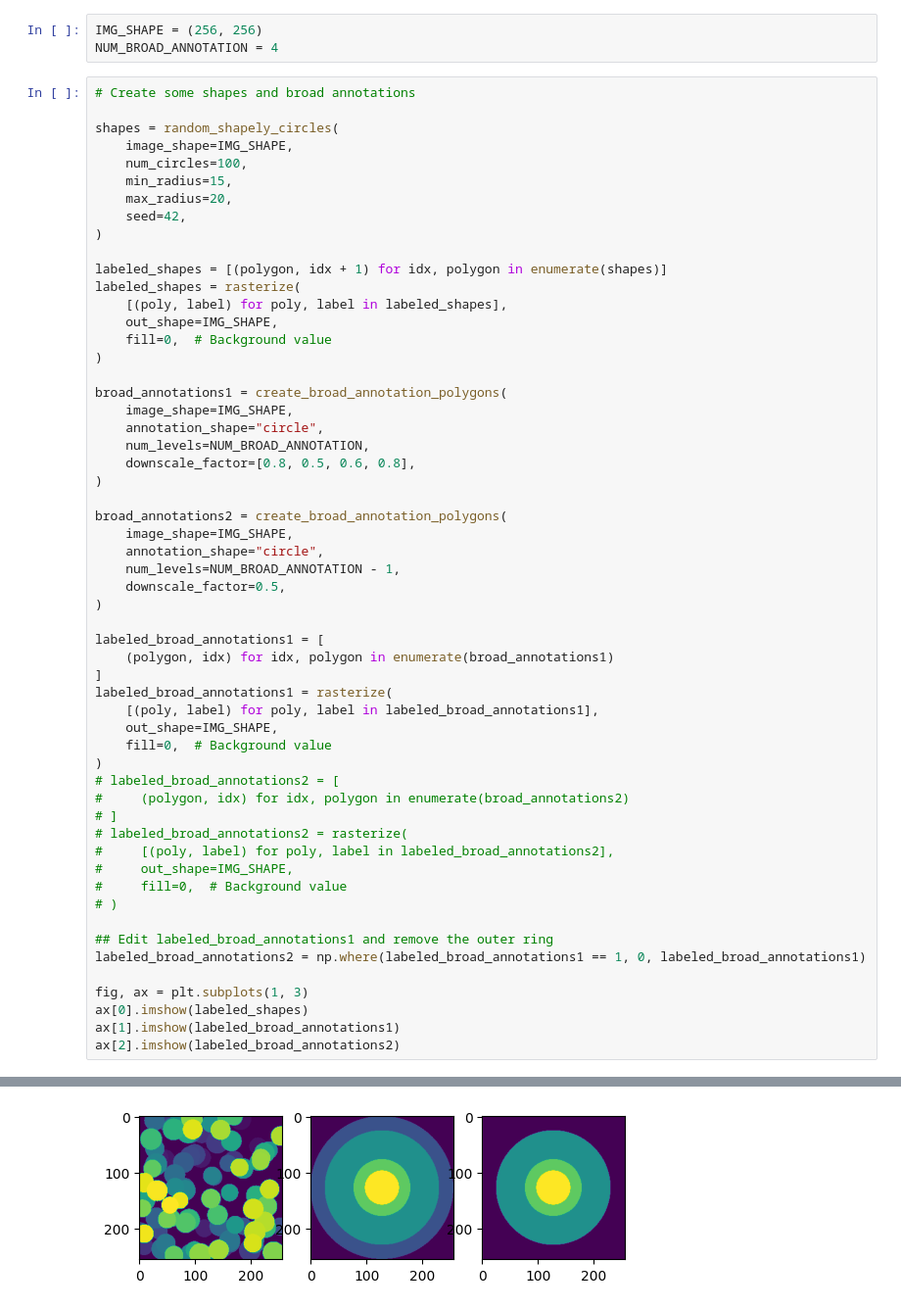
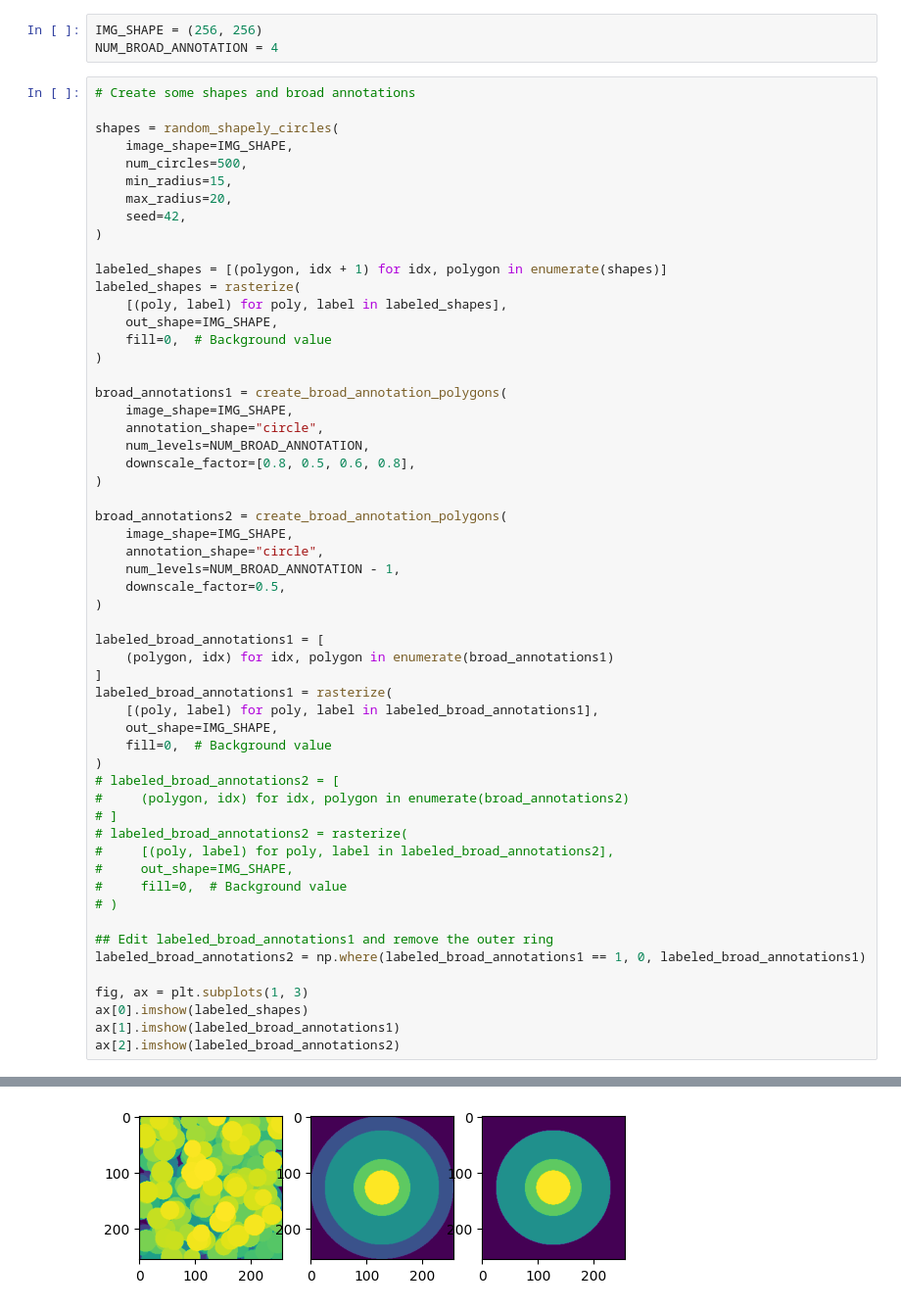
Before and after one commit to callum-jpg/spatial_axis, a Jupyter notebook: notebooks/spatial_axis_for_multiple_samples.ipynb, the cells around one changed output, grey strips where cells are left out. Shown at 98% size. Drawn from its saved outputs; the diff is of its cells as text.

```diff
--- a/notebooks/spatial_axis_for_multiple_samples.ipynb
+++ b/notebooks/spatial_axis_for_multiple_samples.ipynb
@@ -21,7 +21,7 @@ NUM_BROAD_ANNOTATION = 4
 
 shapes = random_shapely_circles(
     image_shape=IMG_SHAPE,
-    num_circles=100,
+    num_circles=500,
     min_radius=15,
     max_radius=20,
     seed=42,
@@ -47,34 +47,34 @@ broad_annotations2 = create_broad_annotation_polygons(
     num_levels=NUM_BROAD_ANNOTATION - 1,
     downscale_factor=0.5,
 )
 
 labeled_broad_annotations1 = [
     (polygon, idx) for idx, polygon in enumerate(broad_annotations1)
 ]
 labeled_broad_annotations1 = rasterize(
     [(poly, label) for poly, label in labeled_broad_annotations1],
     out_shape=IMG_SHAPE,
     fill=0,  # Background value
 )
 # labeled_broad_annotations2 = [
 #     (polygon, idx) for idx, polygon in enumerate(broad_annotations2)
 # ]
 # labeled_broad_annotations2 = rasterize(
 #     [(poly, label) for poly, label in labeled_broad_annotations2],
 #     out_shape=IMG_SHAPE,
 #     fill=0,  # Background value
 # )
 
 ## Edit labeled_broad_annotations1 and remove the outer ring
 labeled_broad_annotations2 = np.where(labeled_broad_annotations1 == 1, 0, labeled_broad_annotations1)
 
 fig, ax = plt.subplots(1, 3)
 ax[0].imshow(labeled_shapes)
 ax[1].imshow(labeled_broad_annotations1)
 ax[2].imshow(labeled_broad_annotations2)
 # %% [output]
 <matplotlib.image.AxesImage at 0x...>
-[figure, old version]
+[figure, new version]
 # %%
 # Convert shapes polygon list to a GeoDataFrame
 shapes_df = geopandas.GeoDataFrame(geometry=shapes)
```
Also changed, not shown: parts of 10 cells of this notebook, 1 other file.
